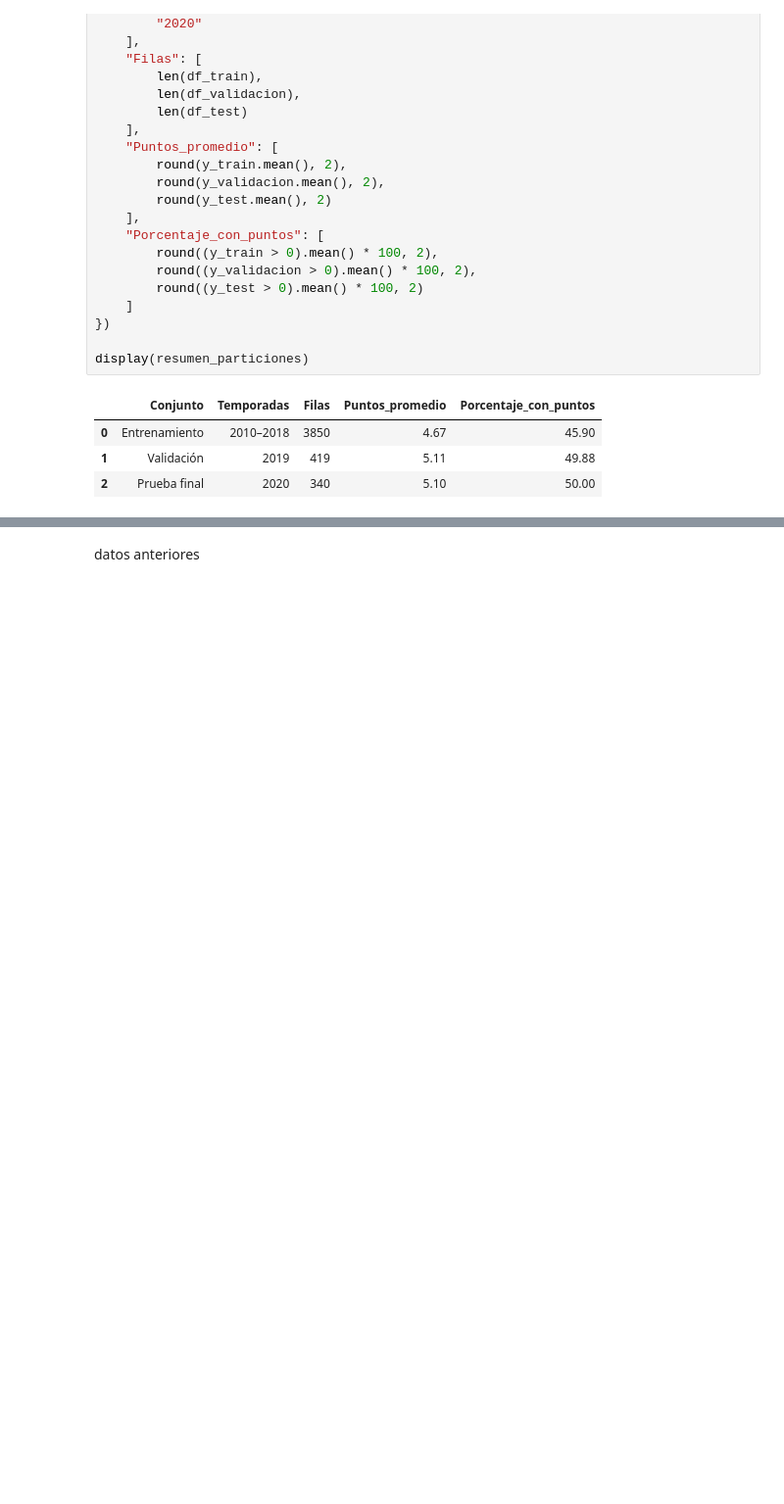
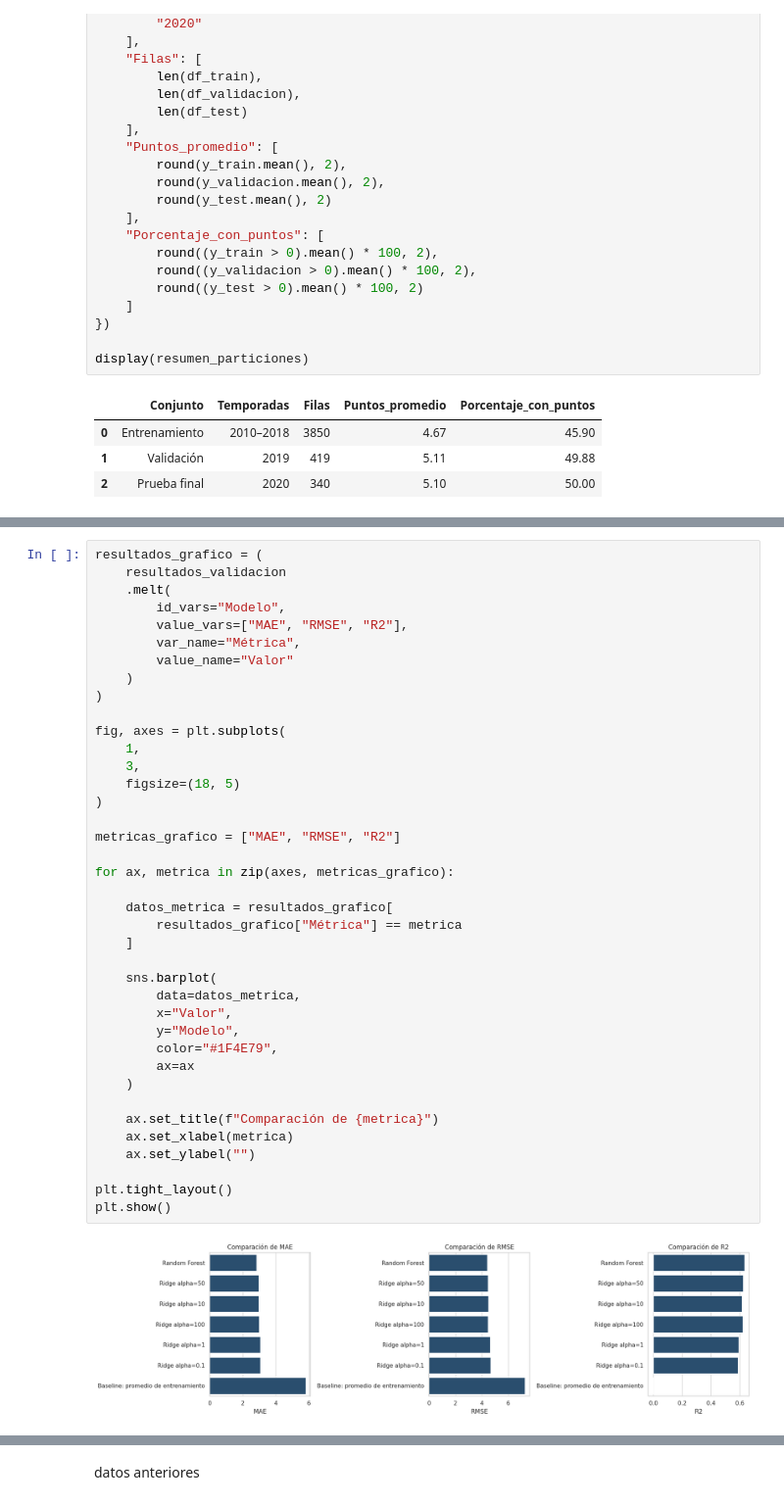
Before and after one commit to nathalia2000-web/DS-II-Pu-al, a Jupyter notebook: DS_II_+Puñal.ipynb, the cells around one changed output, grey strips where cells are left out. Shown at 98% size. Saved outputs shown, nothing was run; the diff lists cells and outputs as text; blank space fills up the shorter version.

```diff
--- a/DS_II_+Puñal.ipynb
+++ b/DS_II_+Puñal.ipynb
@@ -2328,0 +2542,41 @@ display(resumen_particiones)
+# %%
+resultados_grafico = (
+    resultados_validacion
+    .melt(
+        id_vars="Modelo",
+        value_vars=["MAE", "RMSE", "R2"],
+        var_name="Métrica",
+        value_name="Valor"
+    )
+)
+
+fig, axes = plt.subplots(
+    1,
+    3,
+    figsize=(18, 5)
+)
+
+metricas_grafico = ["MAE", "RMSE", "R2"]
+
+for ax, metrica in zip(axes, metricas_grafico):
+
+    datos_metrica = resultados_grafico[
+        resultados_grafico["Métrica"] == metrica
+    ]
+
+    sns.barplot(
+        data=datos_metrica,
+        x="Valor",
+        y="Modelo",
+        color="#1F4E79",
+        ax=ax
+    )
+
+    ax.set_title(f"Comparación de {metrica}")
+    ax.set_xlabel(metrica)
+    ax.set_ylabel("")
+
+plt.tight_layout()
+plt.show()
+# %% [output]
+[figure, added]
```
Also changed, not shown: parts of 12 cells of this notebook.
